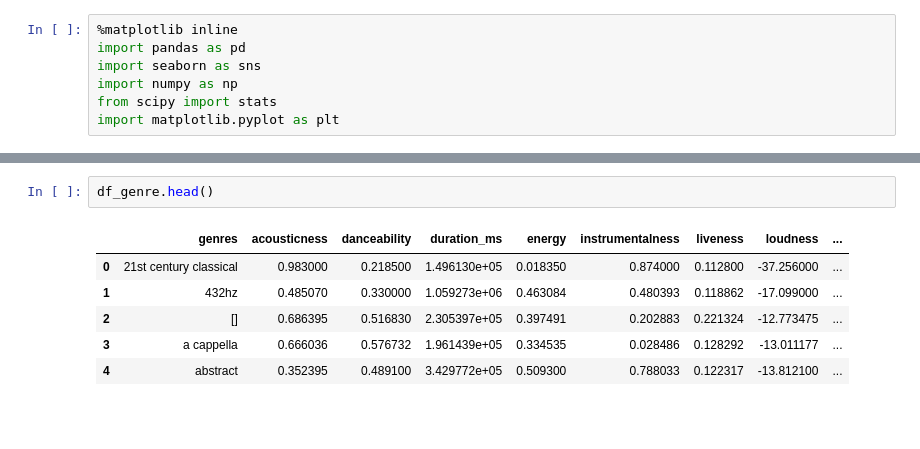
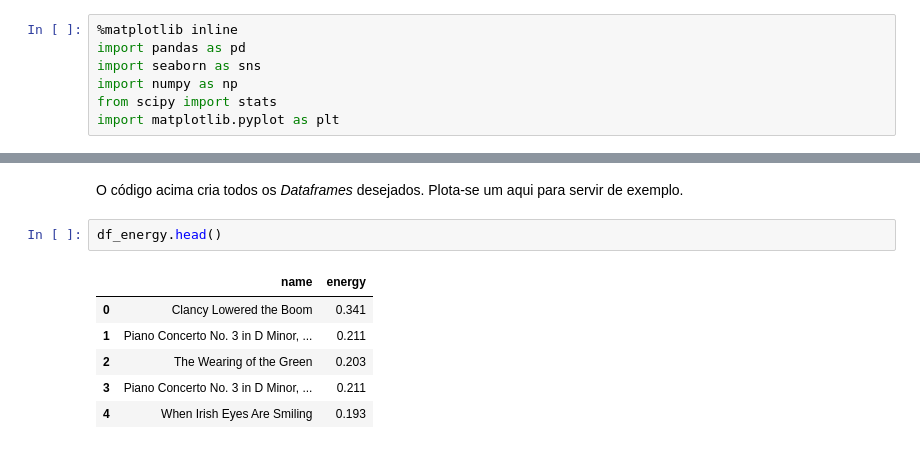
Before and after one commit to MatFreitas/P2-Cdados, a Jupyter notebook: P2.ipynb, the cells around one changed output, grey strips where cells are left out. Cells and saved outputs as stored; diff of their text form; blank space fills up the shorter version.

Commit message:
Renamed Dataframe and began exploratory analysis

```diff
--- a/P2.ipynb
+++ b/P2.ipynb
@@ -35,9 +79,11 @@ df_artist.head()
+# %% [markdown]
+O código acima cria todos os _Dataframes_ desejados. Plota-se um aqui para servir de exemplo.
 # %%
-df_genre.head()
+df_energy.head()
 # %% [output]
-|  | genres | acousticness | danceability | duration_ms | energy | instrumentalness | liveness | loudness | ... |
-| 0 | 21st century classical | 0.983000 | 0.218500 | 1.496130e+05 | 0.018350 | 0.874000 | 0.112800 | -37.256000 | ... |
-| 1 | 432hz | 0.485070 | 0.330000 | 1.059273e+06 | 0.463084 | 0.480393 | 0.118862 | -17.099000 | ... |
-| 2 | [] | 0.686395 | 0.516830 | 2.305397e+05 | 0.397491 | 0.202883 | 0.221324 | -12.773475 | ... |
-| 3 | a cappella | 0.666036 | 0.576732 | 1.961439e+05 | 0.334535 | 0.028486 | 0.128292 | -13.011177 | ... |
-| 4 | abstract | 0.352395 | 0.489100 | 3.429772e+05 | 0.509300 | 0.788033 | 0.122317 | -13.812100 | ... |
+|  | name | energy |
+| 0 | Clancy Lowered the Boom | 0.341 |
+| 1 | Piano Concerto No. 3 in D Minor, ... | 0.211 |
+| 2 | The Wearing of the Green | 0.203 |
+| 3 | Piano Concerto No. 3 in D Minor, ... | 0.211 |
+| 4 | When Irish Eyes Are Smiling | 0.193 |
```
Also changed, not shown: parts of 29 cells of this notebook, 1 other file.
